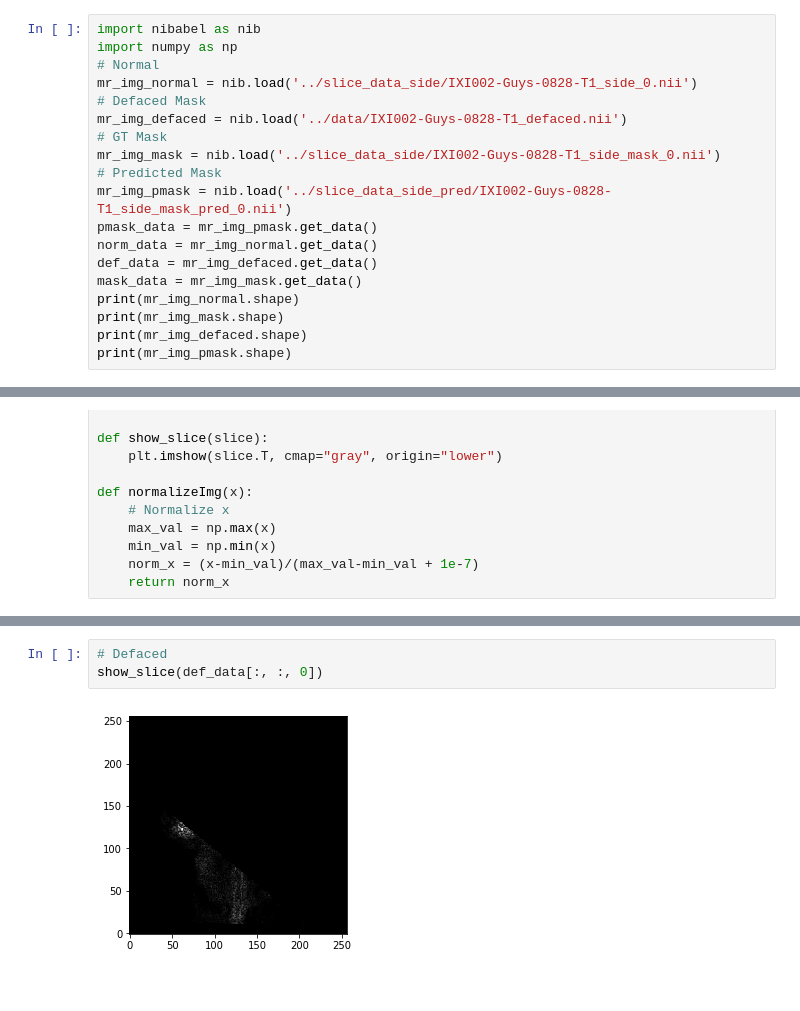
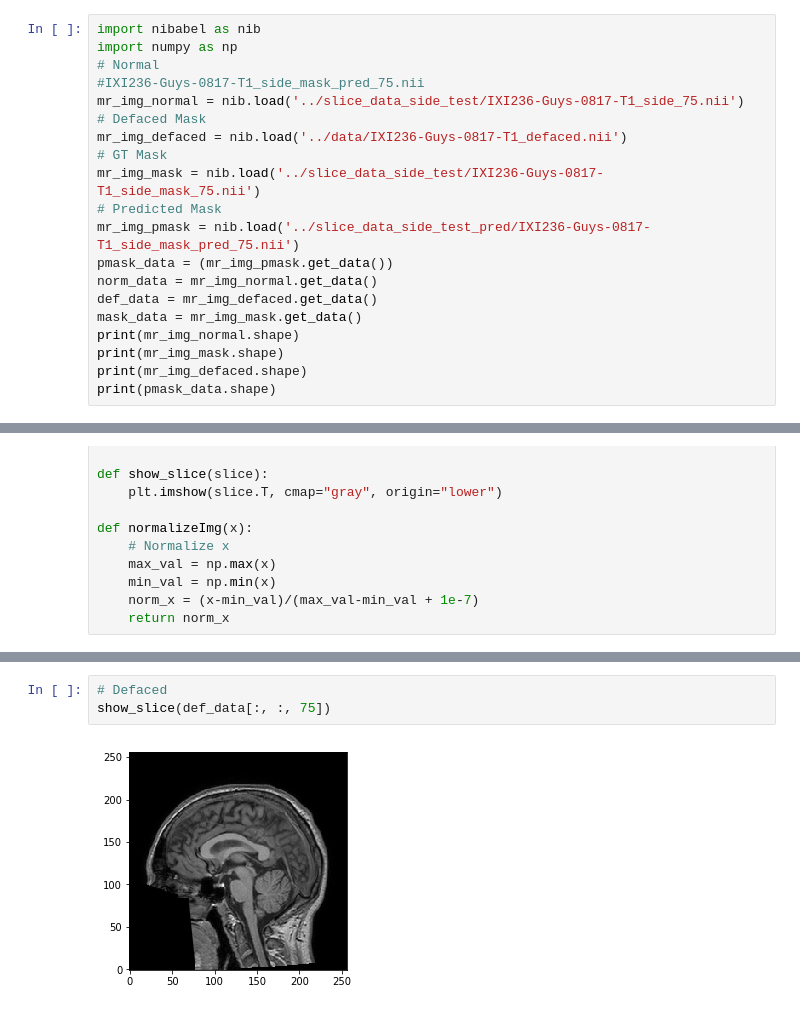
Before and after one commit to mechaman/ARFF-CNN, a Jupyter notebook: notebooks/Visual_Scratchpad_2.ipynb, the cells around one changed output, grey strips where cells are left out. Saved outputs shown, nothing was run; the diff lists cells and outputs as text.

Commit message:
Updated notebooks w. predicted defacing on test set

```diff
--- a/notebooks/Visual_Scratchpad_2.ipynb
+++ b/notebooks/Visual_Scratchpad_2.ipynb
@@ -2,21 +2,22 @@
 import nibabel as nib
 import numpy as np
 # Normal
-mr_img_normal = nib.load('../slice_data_side/IXI002-Guys-0828-T1_side_0.nii')
+#IXI236-Guys-0817-T1_side_mask_pred_75.nii
+mr_img_normal = nib.load('../slice_data_side_test/IXI236-Guys-0817-T1_side_75.nii')
 # Defaced Mask
-mr_img_defaced = nib.load('../data/IXI002-Guys-0828-T1_defaced.nii')
+mr_img_defaced = nib.load('../data/IXI236-Guys-0817-T1_defaced.nii')
 # GT Mask
-mr_img_mask = nib.load('../slice_data_side/IXI002-Guys-0828-T1_side_mask_0.nii')
+mr_img_mask = nib.load('../slice_data_side_test/IXI236-Guys-0817-T1_side_mask_75.nii')
 # Predicted Mask
-mr_img_pmask = nib.load('../slice_data_side_pred/IXI002-Guys-0828-T1_side_mask_pred_0.nii')
-pmask_data = mr_img_pmask.get_data()
+mr_img_pmask = nib.load('../slice_data_side_test_pred/IXI236-Guys-0817-T1_side_mask_pred_75.nii')
+pmask_data = (mr_img_pmask.get_data())
 norm_data = mr_img_normal.get_data()
 def_data = mr_img_defaced.get_data()
 mask_data = mr_img_mask.get_data()
 print(mr_img_normal.shape)
 print(mr_img_mask.shape)
 print(mr_img_defaced.shape)
-print(mr_img_pmask.shape)
+print(pmask_data.shape)
 # %% [output]
 (256, 256)
 (256, 256)
@@ -107,5 +103,5 @@ show_slice(applied_mask)
 # %%
 # Defaced
-show_slice(def_data[:, :, 0])
+show_slice(def_data[:, :, 75])
 # %% [output]
-[figure, old version]
+[figure, new version]
```
Also changed, not shown: parts of 7 cells of this notebook, 10 other files.
